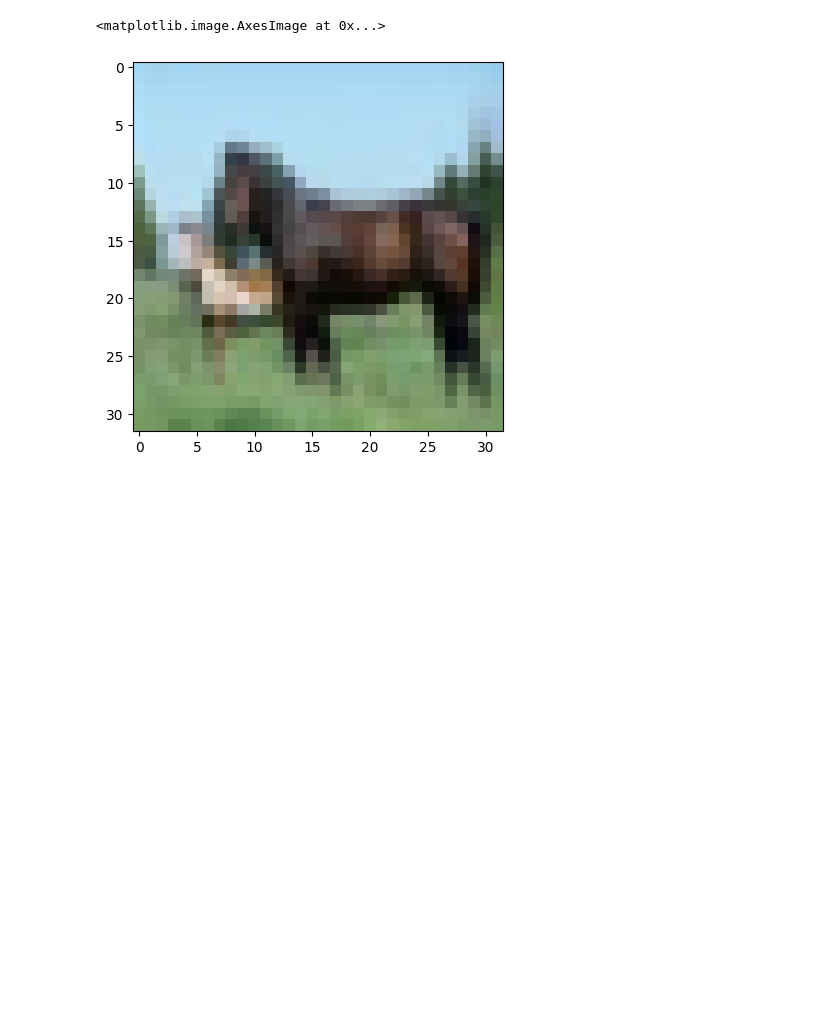
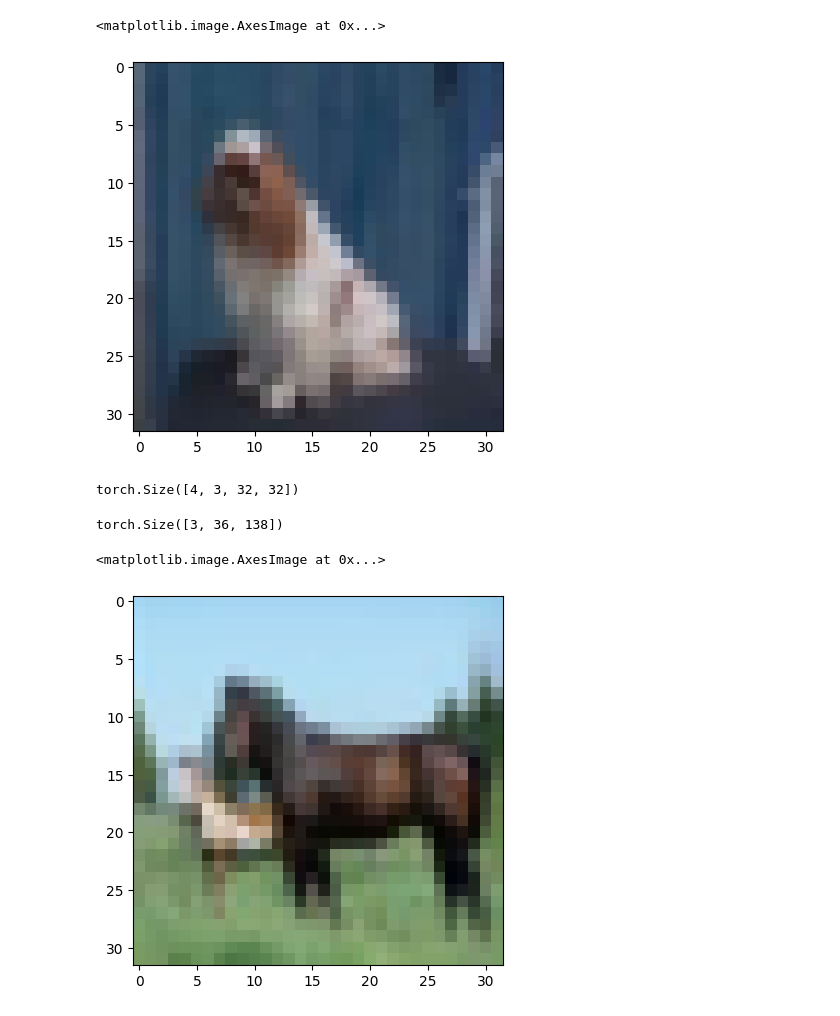
Before and after one commit to bingguo1/ml_ds_review, a Jupyter notebook: pytorch_cnn.ipynb, the cells around one changed output. Saved outputs shown, nothing was run; the diff lists cells and outputs as text; code cells hidden in the pictures; blank space fills up the shorter version.

```diff
--- a/pytorch_cnn.ipynb
+++ b/pytorch_cnn.ipynb
@@ -63,3 +95,16 @@ tensor(-1.)
+# %%
+plt.imshow(np.transpose( (images[0]/2+0.5).numpy(),(1, 2, 0)))
+# %% [output]
+<matplotlib.image.AxesImage at 0x...>
+[figure, added]
+# %%
+images.shape
+# %% [output]
+torch.Size([4, 3, 32, 32])
+# %%
+torchvision.utils.make_grid(images).shape
+# %% [output]
+torch.Size([3, 36, 138])
 # %%
 plt.imshow(np.transpose( train_dataset[12][0].numpy()/2+0.5, (1,2,0)))
 # %% [output]
```
Also changed, not shown: parts of 12 cells of this notebook, 13 other files.
